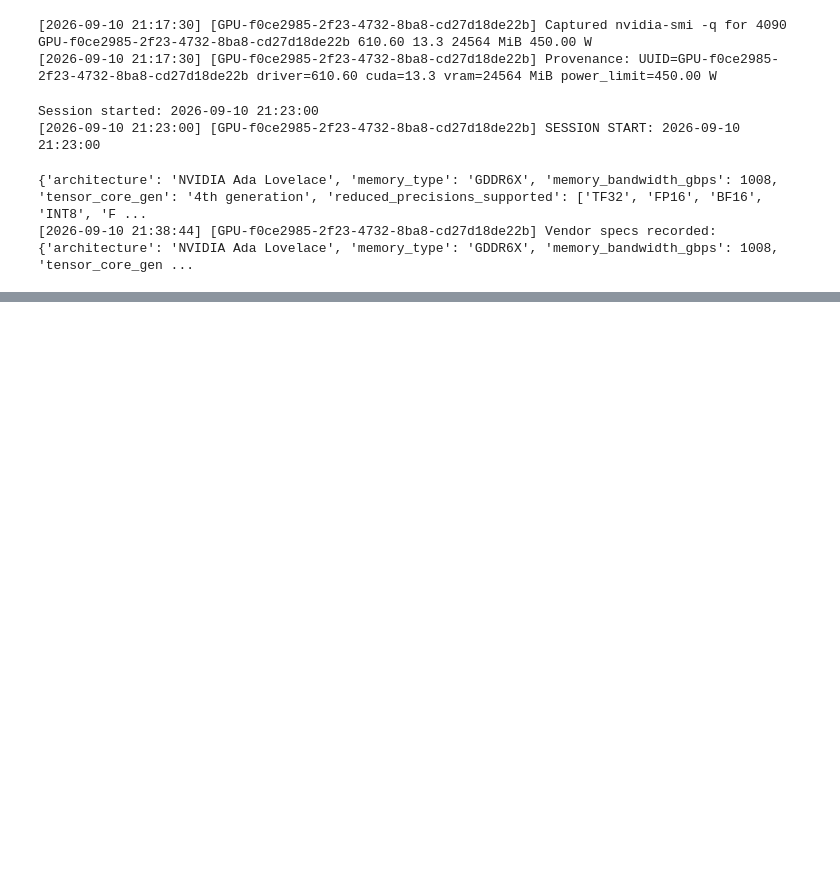
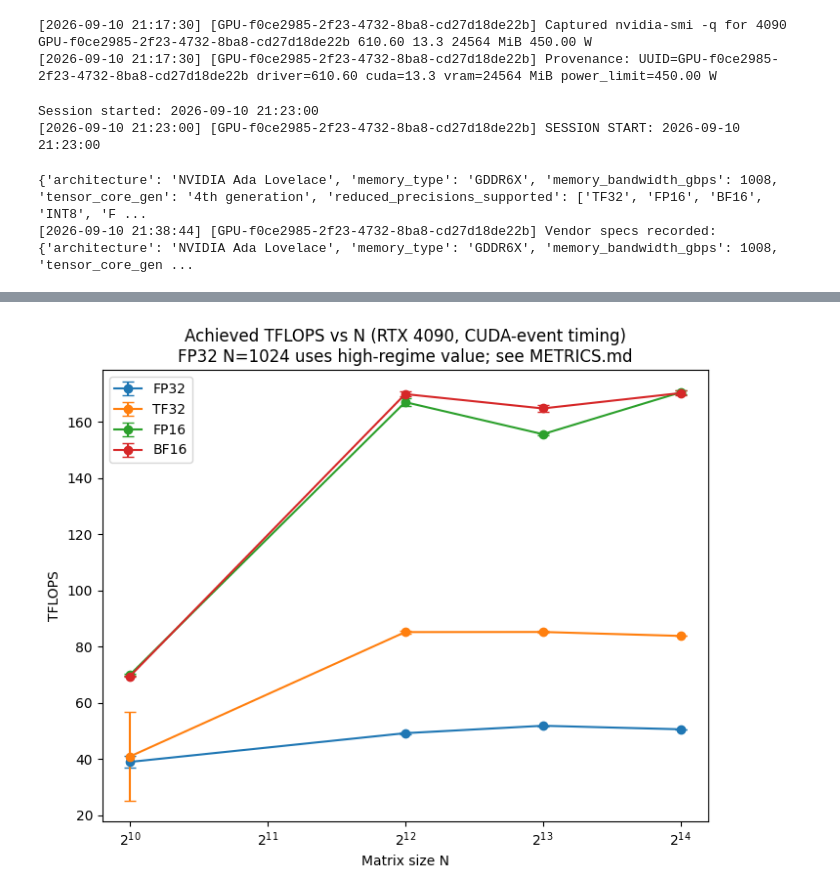
Before and after one commit to vedika0806/data266-5937, a Jupyter notebook: hw2-5/HW2-5_git.ipynb, the cells around one changed output, grey strips where cells are left out. Cells and saved outputs as stored; diff of their text form; code cells hidden in the pictures; blank space fills up the shorter version.

```diff
--- a/hw2-5/HW2-5_git.ipynb
+++ b/hw2-5/HW2-5_git.ipynb
@@ -137,0 +607,6 @@ log(f"Vendor specs recorded: {vendor_specs}")
+# %%
+print("N=1024 sanity check with CUDA-event timing:")
+for prec, dtype in dtype_map.items():
+    set_tf32(prec == "TF32")
+    mean, cv, vals = bench_matmul_with_cv(1024, dtype, reps=200, warmup=50, samples=10)
+    print(f"{prec}: mean={mean:.2f} TFLOPS, CV={cv:.2f}%, samples={[round(v,2) for v in vals]}")
@@ -137,0 +644,6 @@ log(f"Vendor specs recorded: {vendor_specs}")
+# %%
+print("N=1024 sanity check with CUDA-event timing:")
+for prec, dtype in dtype_map.items():
+    set_tf32(prec == "TF32")
+    mean, cv, vals = bench_matmul_with_cv(1024, dtype, reps=200, warmup=50, samples=10)
+    print(f"{prec}: mean={mean:.2f} TFLOPS, CV={cv:.2f}%, samples={[round(v,2) for v in vals]}")
@@ -137,0 +667,10 @@ log(f"Vendor specs recorded: {vendor_specs}")
+# %%
+fp32_1024_high_cluster = np.mean([36.45, 40.45, 35.97, 40.4, 40.45, 40.35])
+precision_results[(1024, "FP32")] = fp32_1024_high_cluster
+cv_results[(1024, "FP32")] = 100 * np.std([36.45, 40.45, 35.97, 40.4, 40.45, 40.35]) / fp32_1024_high_cluster
+
+log(f"FP32 N=1024 corrected to high-regime value: {fp32_1024_high_cluster:.2f} TFLOPS (CV={cv_results[(1024,'FP32')]:.2f}%)")
+
+# Recompute % of peak for this one corrected entry
+pct_of_peak[(1024, "FP32")] = 100 * precision_results[(1024,"FP32")] / peak_tflops["FP32"]
+log(f"N=1024 FP32 (corrected): {precision_results[(1024,'FP32')]:.2f} TFLOPS = {pct_of_peak[(1024,'FP32')]:.1f}% of peak")
@@ -137,0 +743,17 @@ log(f"Vendor specs recorded: {vendor_specs}")
+# %%
+fig, ax = plt.subplots(figsize=(8,6))
+for prec in ["FP32","TF32","FP16","BF16"]:
+    ys = [precision_results[(N,prec)] for N in sizes]
+    errs = [precision_results[(N,prec)] * cv_results[(N,prec)]/100 for N in sizes]
+    ax.errorbar(sizes, ys, yerr=errs, marker='o', capsize=4, label=prec)
+
+ax.set_xscale('log', base=2)
+ax.set_xlabel("Matrix size N")
+ax.set_ylabel("TFLOPS")
+ax.legend()
+ax.set_title("Achieved TFLOPS vs N (RTX 4090, CUDA-event timing)\nFP32 N=1024 uses high-regime value; see METRICS.md")
+plt.savefig("fig_precision.png", dpi=150)
+plt.show()
+log("Saved fig_precision.png (final, with FP32 N=1024 correction noted)")
+# %% [output]
+[figure, added]
```
Also changed, not shown: parts of 31 cells of this notebook, 3 other files.
